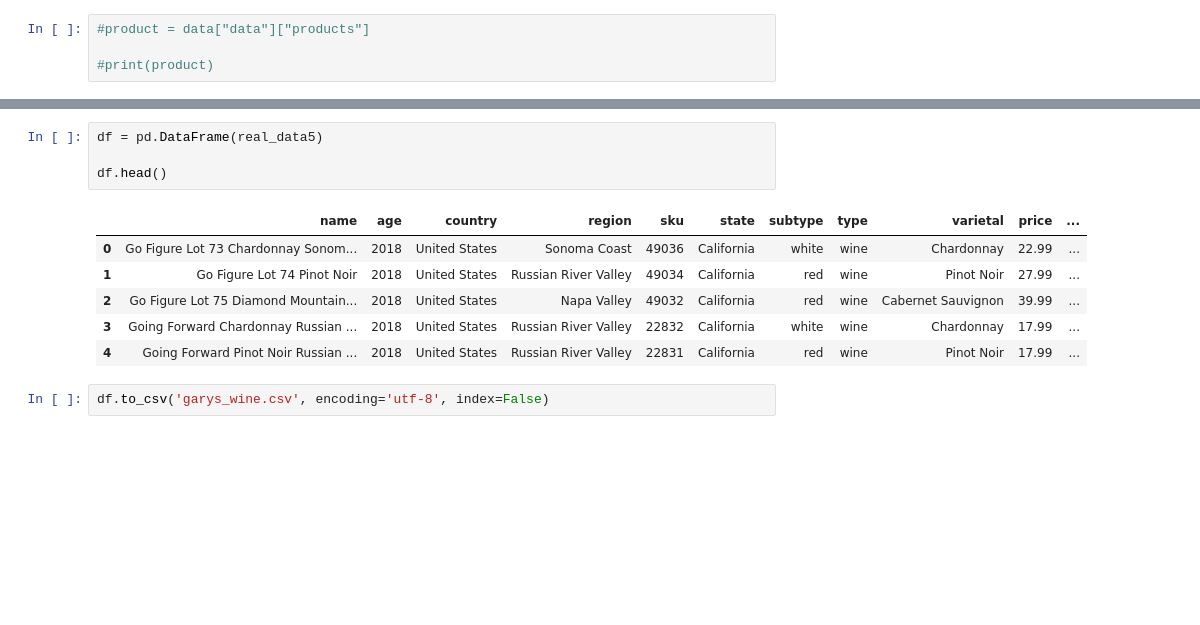
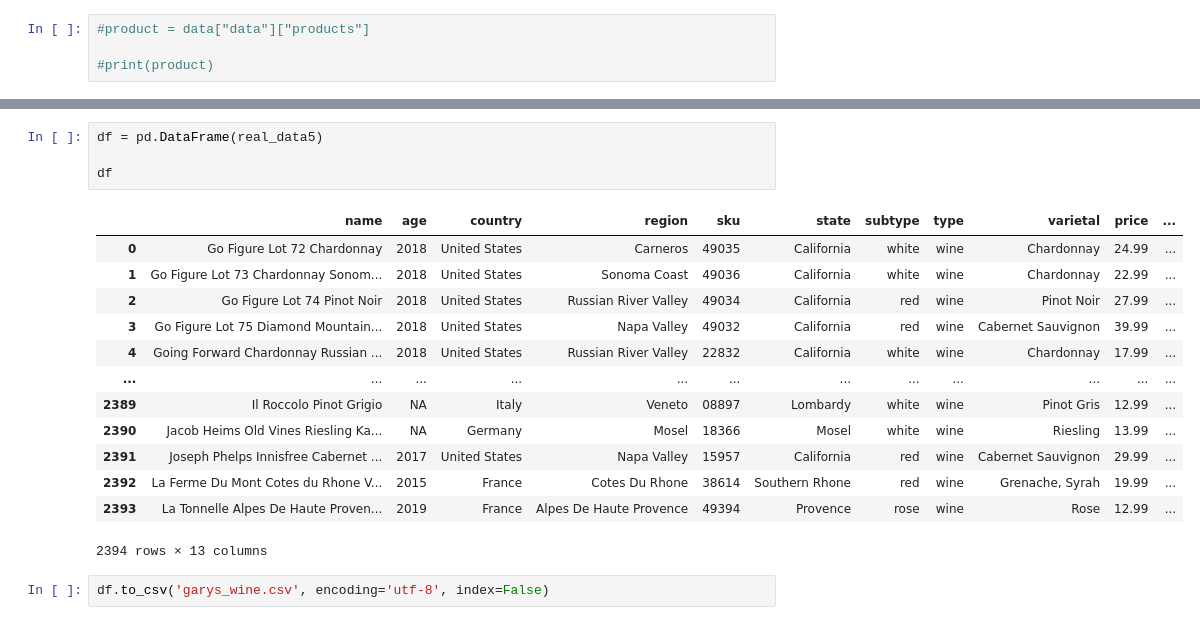
Before and after one commit to MersedehSP/Wine_ETL, a Jupyter notebook: Brian_garyswine_json.ipynb, the cells around one changed output, grey strips where cells are left out. Drawn from its saved outputs; the diff is of its cells as text; blank space fills up the shorter version.

```diff
--- a/Brian_garyswine_json.ipynb
+++ b/Brian_garyswine_json.ipynb
@@ -138,14 +138,21 @@ https://api.cityhive.net/api/v1/products/search.json?views%5B%5D=Wine&include_pr
 # %%
 df = pd.DataFrame(real_data5)
 
-df.head()
+df
 # %% [output]
 |  | name | age | country | region | sku | state | subtype | type | varietal | price | ... |
-| 0 | Go Figure Lot 73 Chardonnay Sonom... | 2018 | United States | Sonoma Coast | 49036 | California | white | wine | Chardonnay | 22.99 | ... |
-| 1 | Go Figure Lot 74 Pinot Noir | 2018 | United States | Russian River Valley | 49034 | California | red | wine | Pinot Noir | 27.99 | ... |
-| 2 | Go Figure Lot 75 Diamond Mountain... | 2018 | United States | Napa Valley | 49032 | California | red | wine | Cabernet Sauvignon | 39.99 | ... |
-| 3 | Going Forward Chardonnay Russian ... | 2018 | United States | Russian River Valley | 22832 | California | white | wine | Chardonnay | 17.99 | ... |
-| 4 | Going Forward Pinot Noir Russian ... | 2018 | United States | Russian River Valley | 22831 | California | red | wine | Pinot Noir | 17.99 | ... |
+| 0 | Go Figure Lot 72 Chardonnay | 2018 | United States | Carneros | 49035 | California | white | wine | Chardonnay | 24.99 | ... |
+| 1 | Go Figure Lot 73 Chardonnay Sonom... | 2018 | United States | Sonoma Coast | 49036 | California | white | wine | Chardonnay | 22.99 | ... |
+| 2 | Go Figure Lot 74 Pinot Noir | 2018 | United States | Russian River Valley | 49034 | California | red | wine | Pinot Noir | 27.99 | ... |
+| 3 | Go Figure Lot 75 Diamond Mountain... | 2018 | United States | Napa Valley | 49032 | California | red | wine | Cabernet Sauvignon | 39.99 | ... |
+| 4 | Going Forward Chardonnay Russian ... | 2018 | United States | Russian River Valley | 22832 | California | white | wine | Chardonnay | 17.99 | ... |
+| ... | ... | ... | ... | ... | ... | ... | ... | ... | ... | ... | ... |
+| 2389 | Il Roccolo Pinot Grigio | NA | Italy | Veneto | 08897 | Lombardy | white | wine | Pinot Gris | 12.99 | ... |
+| 2390 | Jacob Heims Old Vines Riesling Ka... | NA | Germany | Mosel | 18366 | Mosel | white | wine | Riesling | 13.99 | ... |
+| 2391 | Joseph Phelps Innisfree Cabernet ... | 2017 | United States | Napa Valley | 15957 | California | red | wine | Cabernet Sauvignon | 29.99 | ... |
+| 2392 | La Ferme Du Mont Cotes du Rhone V... | 2015 | France | Cotes Du Rhone | 38614 | Southern Rhone | red | wine | Grenache, Syrah | 19.99 | ... |
+| 2393 | La Tonnelle Alpes De Haute Proven... | 2019 | France | Alpes De Haute Provence | 49394 | Provence | rose | wine | Rose | 12.99 | ... |
+2394 rows × 13 columns
 # %%
 df.to_csv('garys_wine.csv', encoding='utf-8', index=False)
 # %%
```
Also changed, not shown: parts of 1 cell of this notebook, 1 other file.
